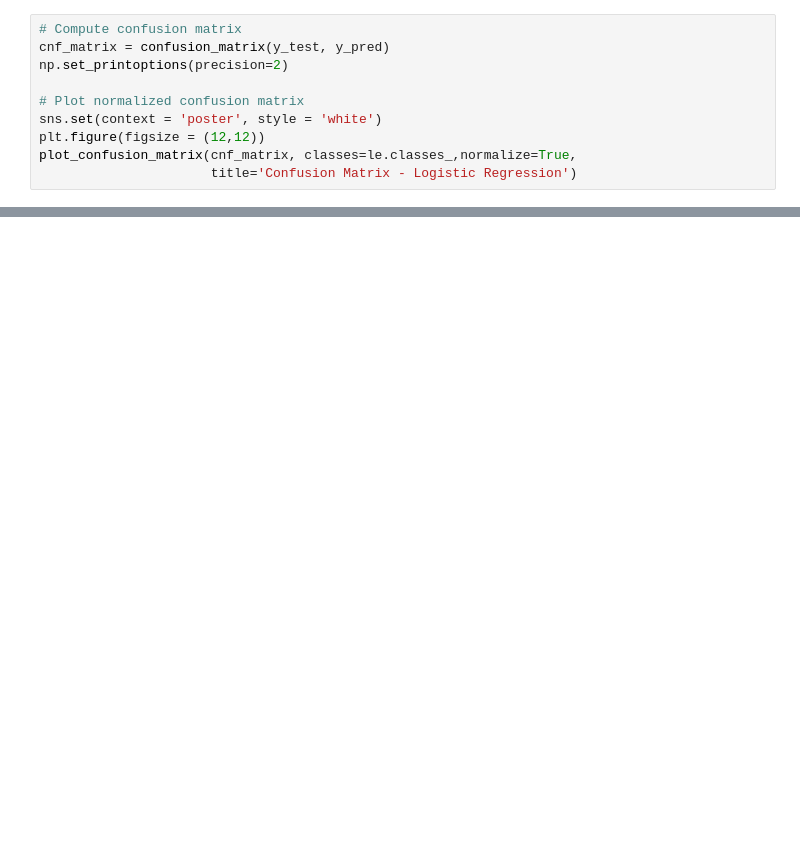
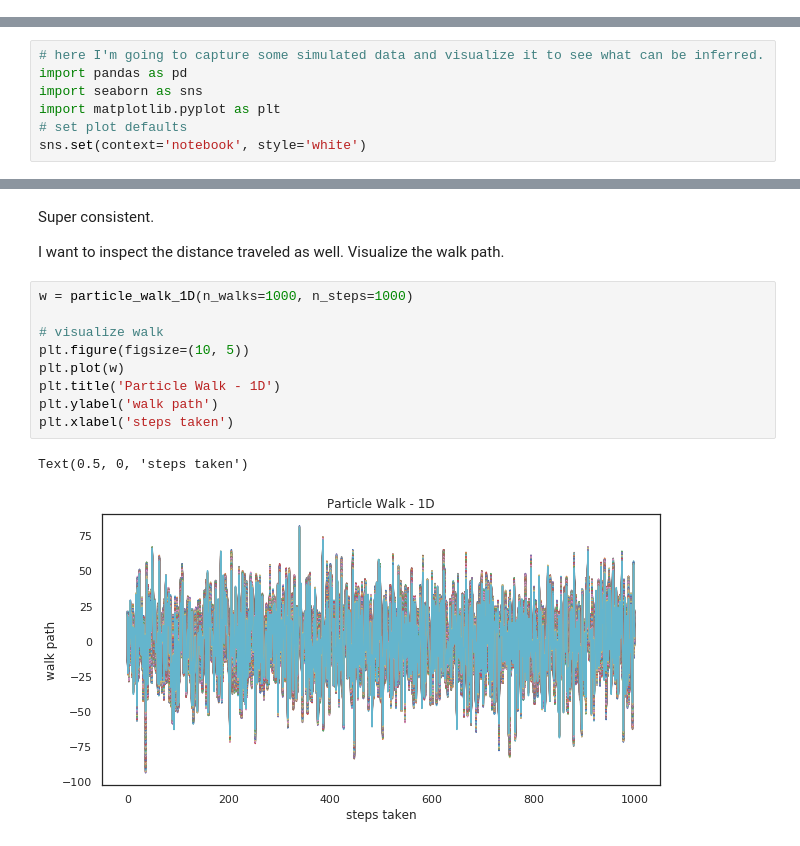
Before and after one commit to jimmyjamesarnold/notebooks, a Jupyter notebook: RandomWalks.ipynb, the cells around one changed output, grey strips where cells are left out. Cells and saved outputs as stored; diff of their text form; blank space fills up the shorter version.

```diff
--- a/RandomWalks.ipynb
+++ b/RandomWalks.ipynb
@@ -413,10 +2,0 @@ df.to_csv('Feature_Importance_BRCA_LogReg.csv')
-# %%
-# Compute confusion matrix
-cnf_matrix = confusion_matrix(y_test, y_pred)
-np.set_printoptions(precision=2)
-
-# Plot normalized confusion matrix
-sns.set(context = 'poster', style = 'white')
-plt.figure(figsize = (12,12))
-plot_confusion_matrix(cnf_matrix, classes=le.classes_,normalize=True,
-                      title='Confusion Matrix - Logistic Regression')
@@ -626,0 +122,7 @@ Normalized confusion matrix
+# %%
+# here I'm going to capture some simulated data and visualize it to see what can be inferred.
+import pandas as pd
+import seaborn as sns
+import matplotlib.pyplot as plt
+# set plot defaults
+sns.set(context='notebook', style='white')
@@ -626,0 +254,16 @@ Normalized confusion matrix
+# %% [markdown]
+Super consistent.
+
+I want to inspect the distance traveled as well. Visualize the walk path.
+# %%
+w = particle_walk_1D(n_walks=1000, n_steps=1000)
+
+# visualize walk
+plt.figure(figsize=(10, 5))
+plt.plot(w)
+plt.title('Particle Walk - 1D')
+plt.ylabel('walk path')
+plt.xlabel('steps taken')
+# %% [output]
+Text(0.5, 0, 'steps taken')
+[figure, added]
```
Also changed, not shown: parts of 85 cells of this notebook.
